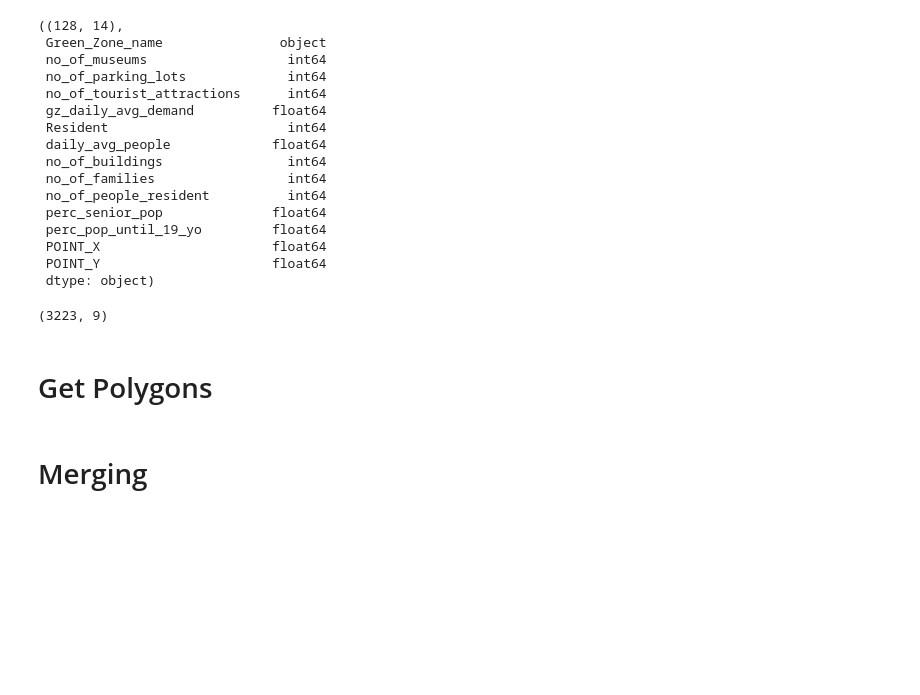
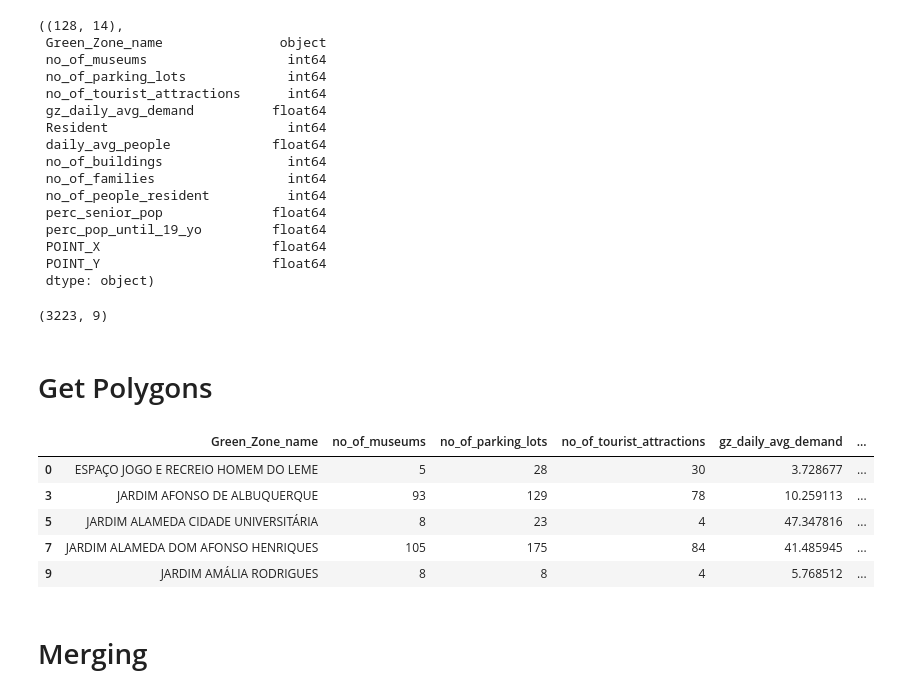
Before and after one commit to McNickSisto/world_data_league, a Jupyter notebook: stage_4/mg_parish_merge.ipynb, the cells around one changed output. Saved outputs shown, nothing was run; the diff lists cells and outputs as text; code cells hidden in the pictures; blank space fills up the shorter version.

```diff
--- a/stage_4/mg_parish_merge.ipynb
+++ b/stage_4/mg_parish_merge.ipynb
@@ -85,0 +92,13 @@ parks = get_parks(res_green_areas)
+# %%
+# group the findings by the first finding
+by_match = parks.groupby('match').first() # the first one seems to be the park
+# merge the df with the matched 'parks' from the OSM request
+res_green_areas = res_green_areas.merge(by_match['geometry'], how='left', left_index=True, right_index=True).sort_index()
+res_green_areas.head()
+# %% [output]
+|  | Green_Zone_name | no_of_museums | no_of_parking_lots | no_of_tourist_attractions | gz_daily_avg_demand | ... |
+| 0 | ESPAÇO JOGO E RECREIO HOMEM DO LEME | 5 | 28 | 30 | 3.728677 | ... |
+| 3 | JARDIM AFONSO DE ALBUQUERQUE | 93 | 129 | 78 | 10.259113 | ... |
+| 5 | JARDIM ALAMEDA CIDADE UNIVERSITÁRIA | 8 | 23 | 4 | 47.347816 | ... |
+| 7 | JARDIM ALAMEDA DOM AFONSO HENRIQUES | 105 | 175 | 84 | 41.485945 | ... |
+| 9 | JARDIM AMÁLIA RODRIGUES | 8 | 8 | 4 | 5.768512 | ... |
```
Also changed, not shown: parts of 9 cells of this notebook.
